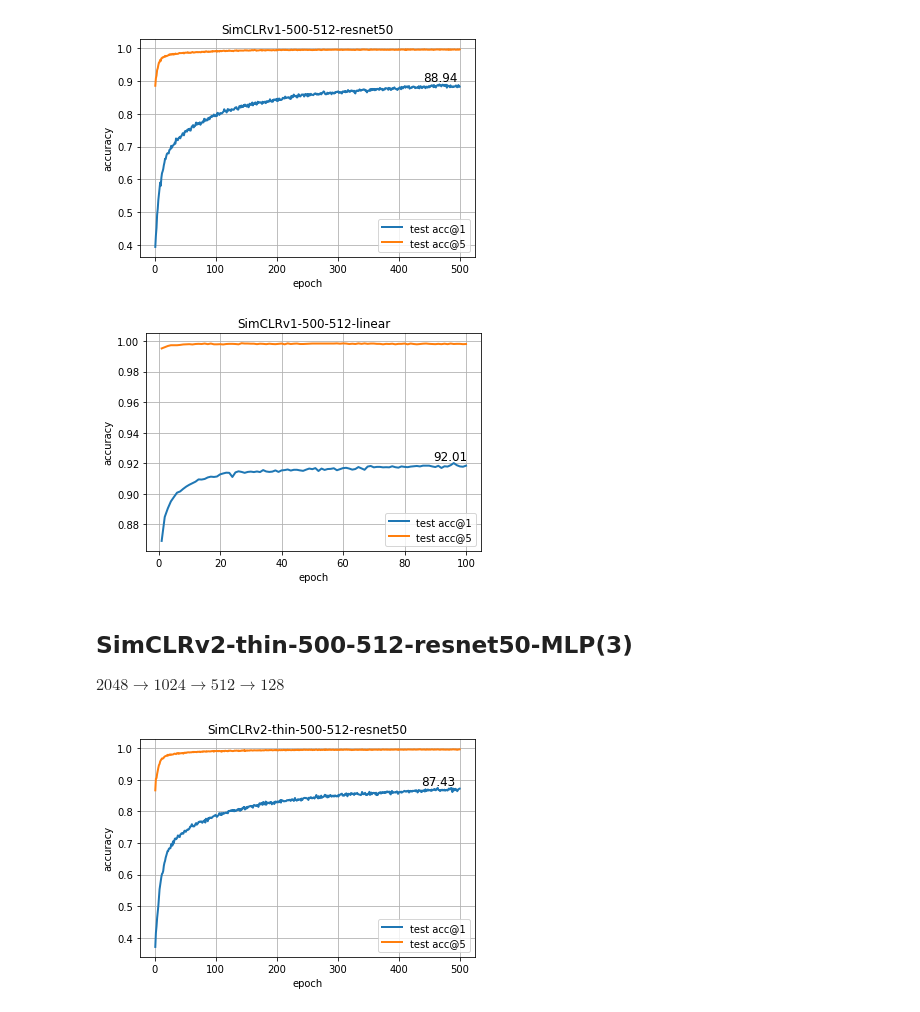
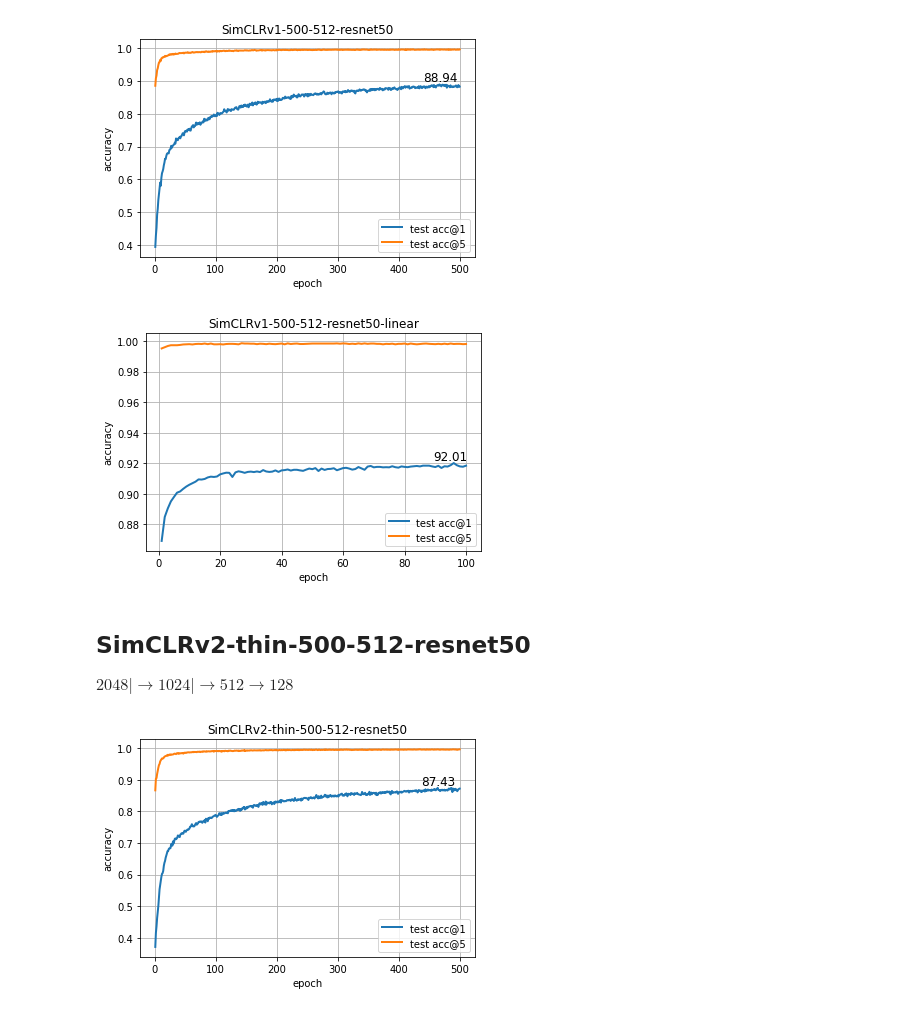
Before and after one commit to Cheng-Chen-NYU/cssl, a Jupyter notebook: illustrate.ipynb, the cells around one changed output. Saved outputs shown, nothing was run; the diff lists cells and outputs as text; code cells hidden in the pictures.

```diff
--- a/illustrate.ipynb
+++ b/illustrate.ipynb
@@ -44,10 +67,11 @@ plot(pd.read_csv('train_log/simclrv1-500-512-resnet50/log.csv'), 'SimCLRv1-500-5
 # %% [output]
 [figure]
 # %%
-plot(pd.read_csv('train_log/simclrv1-500-512-resnet50/linear_statistics.csv'), 'SimCLRv1-500-512-linear')
+# 92.01
+plot(pd.read_csv('train_log/simclrv1-500-512-resnet50/linear_statistics.csv'), 'SimCLRv1-500-512-resnet50-linear')
 # %% [output]
-[figure, old version]
+[figure, new version]
 # %% [markdown]
-## SimCLRv2-thin-500-512-resnet50-MLP(3)
-$2048\to1024\to512\to128$
+## SimCLRv2-thin-500-512-resnet50
+$2048|\to1024|\to512\to128$
 # %%
```
Also changed, not shown: parts of 16 cells of this notebook, 3 other files.
